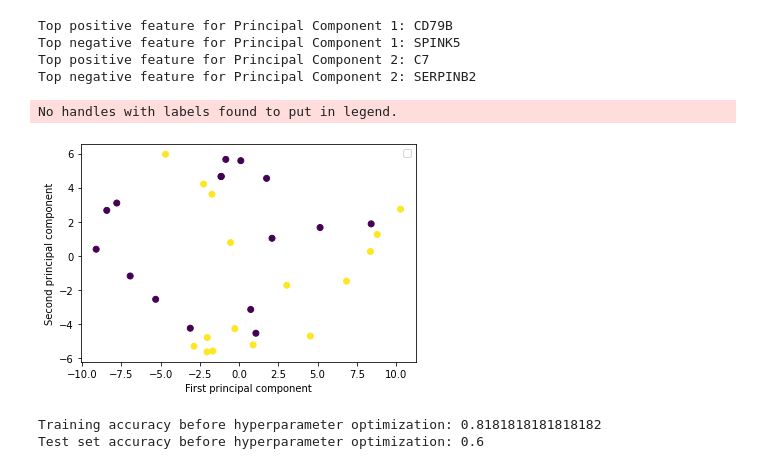
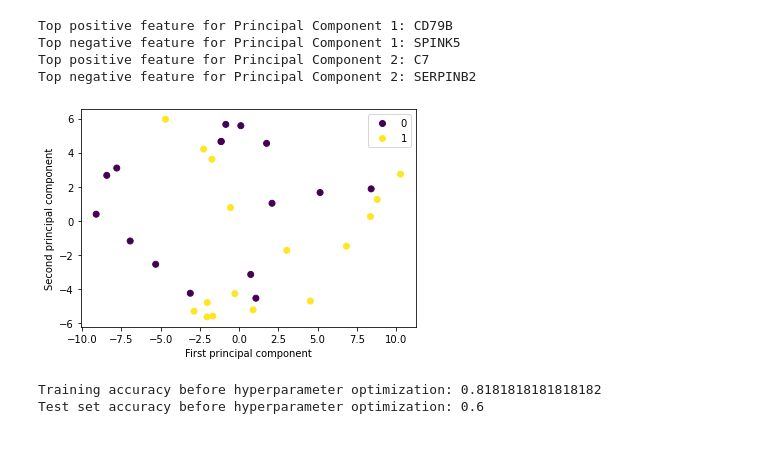
Before and after one commit to evzhng/LMP1210_2024, a Jupyter notebook: scripts/PCA_top_100.ipynb, the cells around one changed output. Cells and saved outputs as stored; diff of their text form; code cells hidden in the pictures.

Commit message:
added legend to pca plot

```diff
--- a/scripts/PCA_top_100.ipynb
+++ b/scripts/PCA_top_100.ipynb
@@ -154,14 +154,15 @@ Top negative feature for Principal Component 1: SPINK5
 Top positive feature for Principal Component 2: C7
 Top negative feature for Principal Component 2: SERPINB2
 # %%
-plt.scatter(PCAreduced_data[:, 0], PCAreduced_data[:, 1], c=y_resampled)
+fig = plt.scatter(PCAreduced_data[:, 0], PCAreduced_data[:, 1], c=y_resampled)
+
+# Set labels for x and y axes
 plt.xlabel('First principal component')
 plt.ylabel('Second principal component')
-plt.legend()
+plt.legend(handles=fig.legend_elements()[0], labels=list(set(y_resampled)))
 plt.show()
 # %% [output]
-No handles with labels found to put in legend.
-[figure, old version]
+[figure, new version]
 # %%
 # Train a logistic regression model using the top PCs before optimizing hyperparameters
 X_train, X_test, y_train, y_test = train_test_split(PCAreduced_data, y_resampled, test_size = 0.3, random_state=1210)
```
